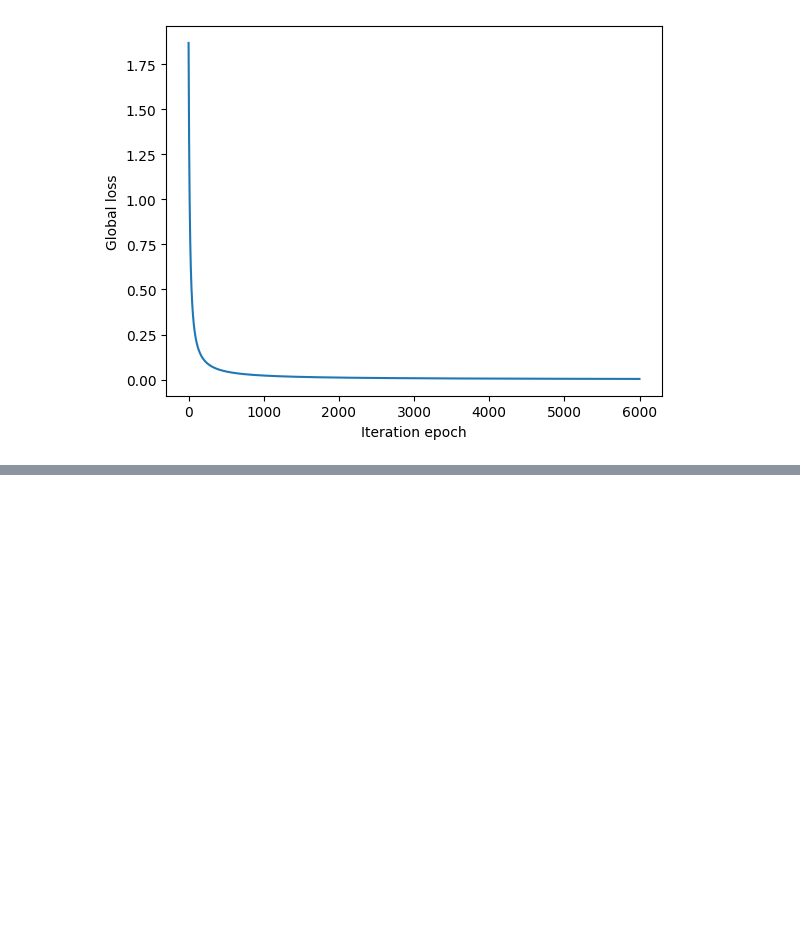
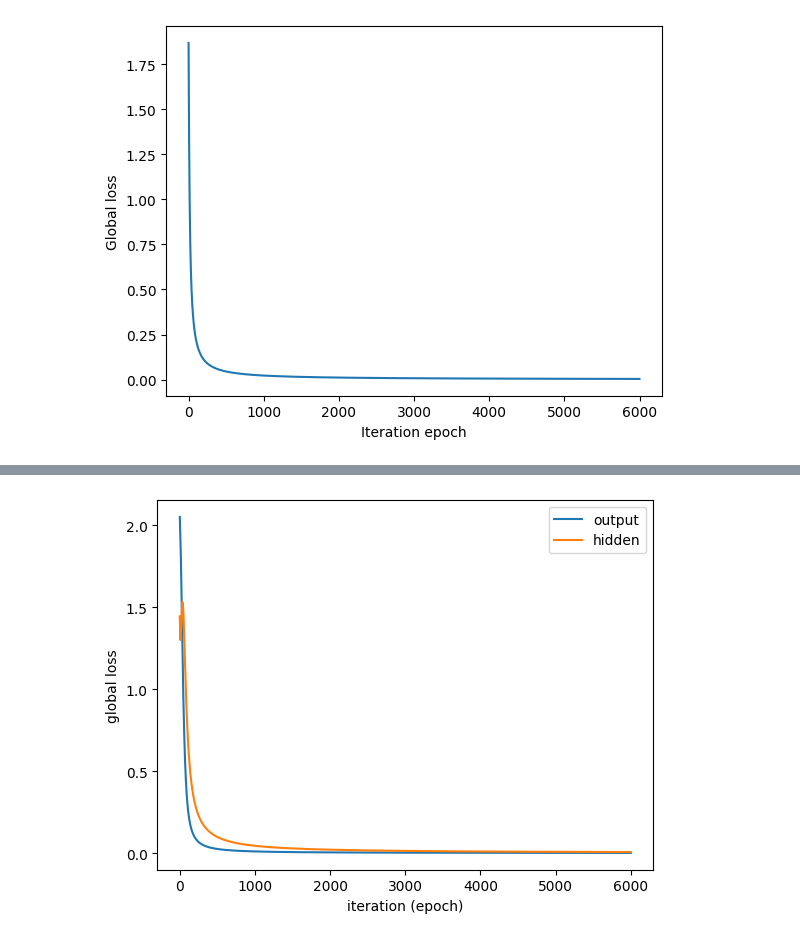
Before and after one commit to massimocipressi/MLPNS_MCipressi, a Jupyter notebook: MPLNS_20_4.ipynb, the cells around one changed output, grey strips where cells are left out. Drawn from its saved outputs; the diff is of its cells as text; code cells hidden in the pictures; blank space fills up the shorter version.

```diff
--- a/MPLNS_20_4.ipynb
+++ b/MPLNS_20_4.ipynb
@@ -107,0 +165,8 @@ Text(0, 0.5, 'Global loss')
+# %%
+pl.plot(loss_output, label="output")
+pl.plot(loss_hidden, label="hidden")
+pl.legend()
+pl.xlabel("iteration (epoch)")
+pl.ylabel("global loss");
+# %% [output]
+[figure, added]
```
Also changed, not shown: parts of 2 cells of this notebook.
